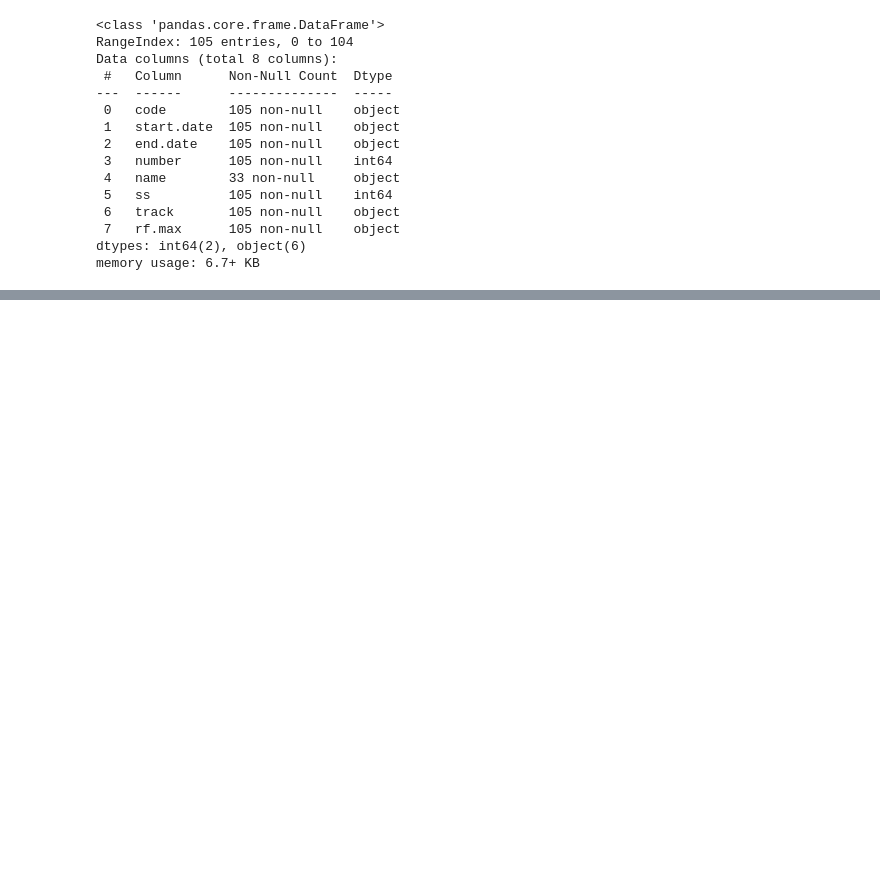
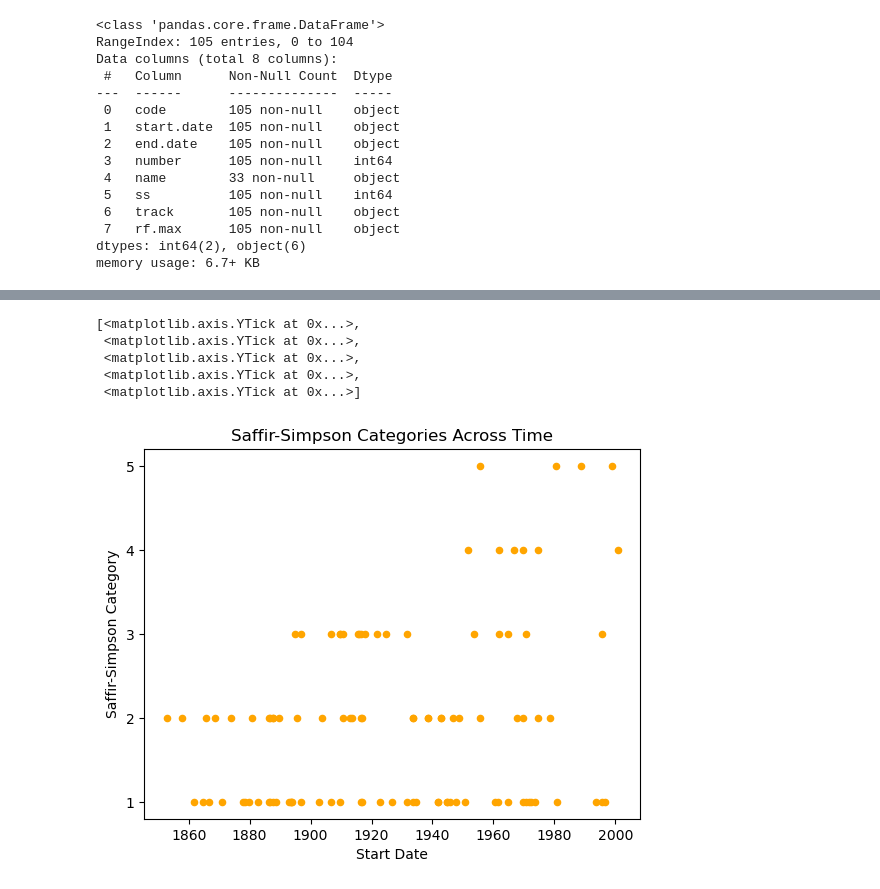
Before and after one commit to sofiasarak/eds220-sections, a Jupyter notebook: section-4-yucatan-hurricanes.ipynb, the cells around one changed output, grey strips where cells are left out. Drawn from its saved outputs; the diff is of its cells as text; code cells hidden in the pictures; blank space fills up the shorter version.

Commit message:
Matplotlib practice

```diff
--- a/section-4-yucatan-hurricanes.ipynb
+++ b/section-4-yucatan-hurricanes.ipynb
@@ -67,0 +161,5 @@ memory usage: 6.7+ KB
+# %%
+import matplotlib.pyplot as plt
+hurr['start.date'] = pd.to_datetime(hurr['start.date']).copy() # warning can be fixed with .copy()
+hurr.loc[:, 'start.date'] = pd.to_datetime(hurr['start.date'])
+hurr.dtypes
@@ -67,0 +177,2 @@ memory usage: 6.7+ KB
+# %%
+hurr['year'] = hurr['start.date'].dt.year
@@ -67,0 +181,17 @@ memory usage: 6.7+ KB
+# %%
+plot = hurr.plot(kind = "scatter",
+         x = 'start.date',
+         y = 'ss',
+         xlabel = 'Start Date',
+         ylabel = 'Saffir-Simpson Category',
+         title = 'Saffir-Simpson Categories Across Time',
+         color = "orange")
+
+plot.set_yticks([1, 2, 3, 4, 5])
+# %% [output]
+[<matplotlib.axis.YTick at 0x...>,
+ <matplotlib.axis.YTick at 0x...>,
+ <matplotlib.axis.YTick at 0x...>,
+ <matplotlib.axis.YTick at 0x...>,
+ <matplotlib.axis.YTick at 0x...>]
+[figure, added]
```
Also changed, not shown: parts of 16 cells of this notebook.
